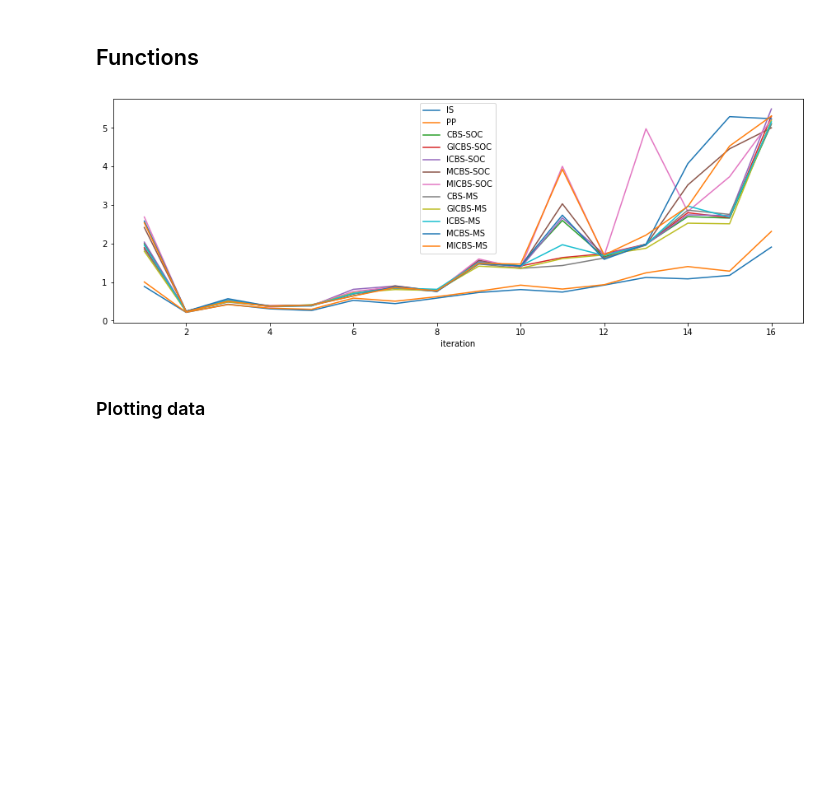
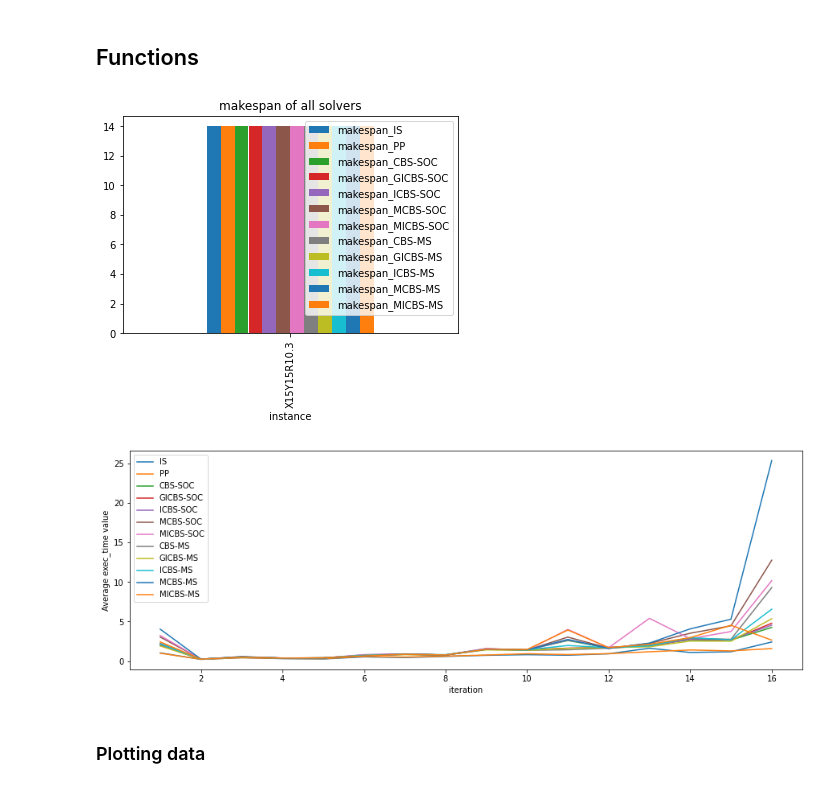
Before and after one commit to PaulRaatschen/Plan-Merging-Project-Sauerbrei-Raatschen, a Jupyter notebook: solvers/Benchmark-Notebook.ipynb, the cells around one changed output. Drawn from its saved outputs; the diff is of its cells as text; code cells hidden in the pictures; blank space fills up the shorter version.

```diff
--- a/solvers/Benchmark-Notebook.ipynb
+++ b/solvers/Benchmark-Notebook.ipynb
@@ -31,10 +33,10 @@ singledf= {}
 for solver in allSolver:
 
     #no filter
-    singledf[solver] = df[df['solver'] == solver]
+    #singledf[solver] = df[df['solver'] == solver]
 
     #filter all solved instances
-    #singledf[solver] = solveddf[solveddf['solver'] == solver]
+    singledf[solver] = solveddf[solveddf['solver'] == solver]
 # %%
 #Joining data by instance
 
@@ -46,7 +48,7 @@ for i in range(1,len(allSolver)):
 # %% [markdown]
 ## Functions
 # %%
-def plotInstance(instanceName : str, df : pd.DataFrame):
+def plotInstance(instanceName : str, df : pd.DataFrame,dataToPlot :str):
     """
     plot_Instance Plots all the results of all solvers for a specific instance
 
@@ -57,15 +59,15 @@ def plotInstance(instanceName : str, df : pd.DataFrame):
 
     newdf = df.filter(like = instanceName, axis = 0)
 
-    exec_time = []
+    keyTable = []
 
     for i in allSolver:
-        exec_time.append("exec_time_"+i)
+        keyTable.append(dataToPlot+"_"+i)
 
-    ax = newdf[exec_time].plot.bar(title = 'Exec_time of all solvers')
+    ax = newdf[keyTable].plot.bar(title = dataToPlot+' of all solvers')
 
 
-def averageTime(instanceName : str,solverName : str, df : pd.DataFrame, iterationNumber = -1):
+def averageValue(instanceName : str,solverName : str, df : pd.DataFrame,dataToPlot: str, iterationNumber = -1):
     """
     plot_Instance Plots all the results of all solvers for a specific instance
 
@@ -78,50 +80,51 @@ def averageTime(instanceName : str,solverName : str, df : pd.DataFrame, iteratio
     if iterationNumber != -1: instanceName = instanceName+str(iterationNumber)
 
     newdf = df.filter(like = instanceName, axis = 0)
-    newdf = newdf['exec_time_'+solverName]
+    newdf = newdf[dataToPlot+"_"+solverName]
 
     if newdf.size == 0:
         return 0
 
     return newdf.sum() / newdf.size
 
-def plotScale(instanceName : str, df : pd.DataFrame):
+def plotScale(instanceName : str, df : pd.DataFrame, dataToPlot: str):
     """
     plot_Instance Plots all the results of all solvers for a specific instance
 
     :param instanceName: Name of the instance
     :param df: Dataframe indexed by instance
     :return: A list, containing for every solver a dataframe, with the avg_time per iteration
     """
     newdf = df.filter(like = instanceName, axis = 0)
 
     allResults = []
 
     for solver in allSolver:
-        solverResult = pd.DataFrame(columns = ['iteration','avg_exec_time'])
+        solverResult = pd.DataFrame(columns = ['iteration','avg_'+dataToPlot])
         numberOfIterations = len(newdf.filter(like = instanceName,axis = 0)) // len(newdf.filter(like = instanceName+"1.",axis = 0))
 
         for i in range(1,numberOfIterations+2):
-            avg_time = averageTime(instanceName,solver, newdf, iterationNumber = i)
-            solverResult = solverResult.append(pd.DataFrame({'iteration':[i],'avg_exec_time':[avg_time]}),ignore_index=True)
+            avg_value = averageValue(instanceName,solver, newdf,dataToPlot, iterationNumber = i)
+            solverResult = solverResult.append(pd.DataFrame({'iteration':[i],'avg_'+dataToPlot:[avg_value]}),ignore_index=True)
         allResults.append(solverResult)
 
-    ax = allResults[0].plot(x='iteration',y='avg_exec_time',label=allSolver[0])
+    ax = allResults[0].plot(x='iteration',y='avg_'+dataToPlot,label=allSolver[0])
     for dataNumber in range(1,len(allResults)):
-        allResults[dataNumber].plot(ax=ax,x='iteration',y='avg_exec_time',label=allSolver[dataNumber],figsize=(15,5))
+        allResults[dataNumber].plot(ax=ax,x='iteration',y='avg_'+dataToPlot,label=allSolver[dataNumber],figsize=(15,5))
+    ax.set_ylabel("Average " + dataToPlot + " value")
 
-
-    return allResults
+    return ax
 
 
 
 
-#plotInstance("edge_cl_instance.lp", combineddf)
+plotInstance("X15Y15R10.3", combineddf,"makespan")
 #print(averageTime("test","IS", combineddf, iterationNumber = 3))
 
-dataOfThePlot = plotScale("X15Y15R",combineddf)
+dataOfThePlot = plotScale("X15Y15R",combineddf, "exec_time")
 # %% [output]
-[figure, old version]
+[figure, new version]
+[figure, added]
 # %% [markdown]
 ### Plotting data
 # %%
```
Also changed, not shown: parts of 1 cell of this notebook.
